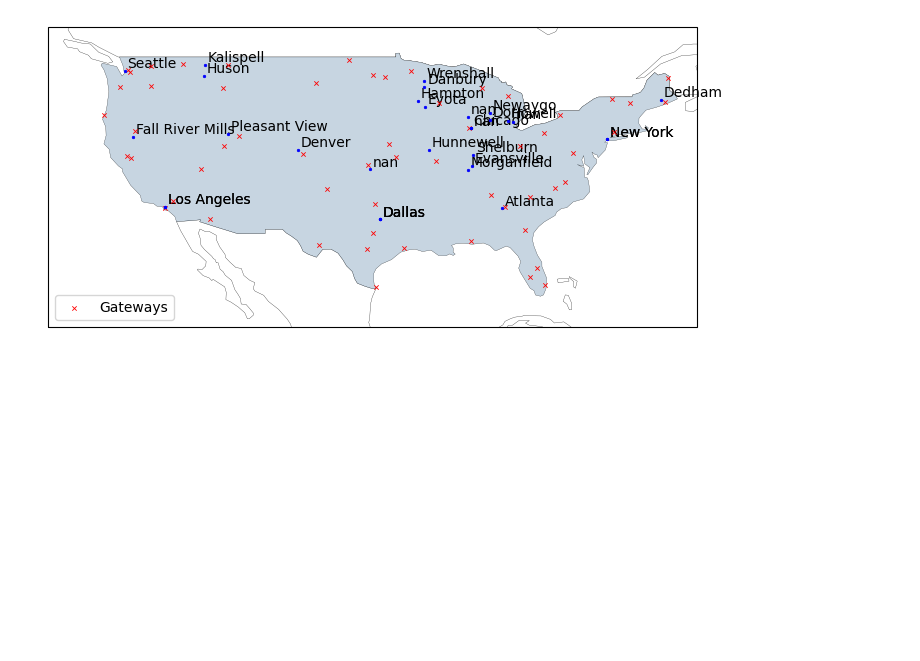
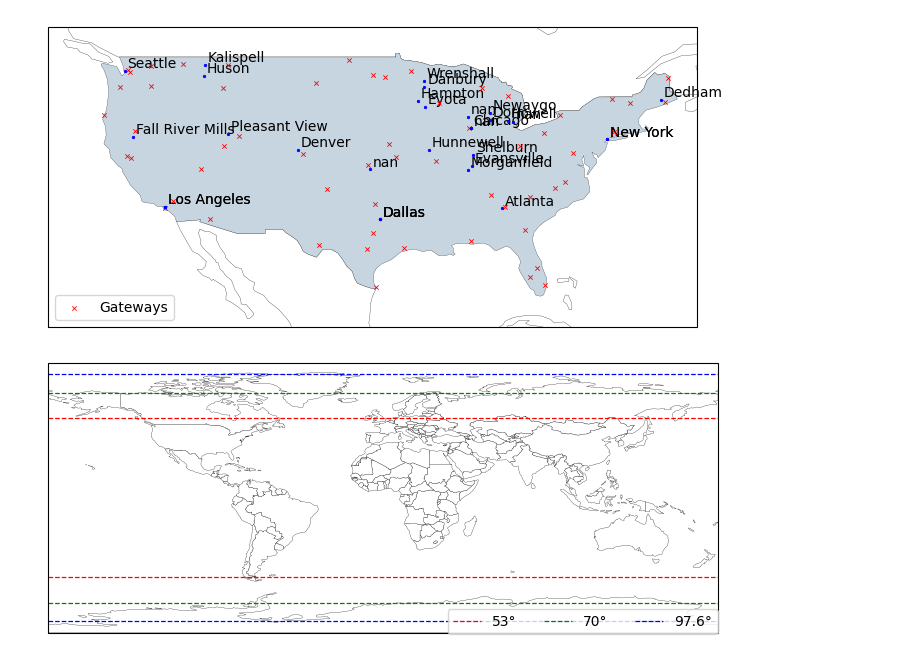
Before and after one commit to Rakagami/datascience_satellites_and_me, a Jupyter notebook: maps.ipynb, the cells around one changed output. Saved outputs shown, nothing was run; the diff lists cells and outputs as text; code cells hidden in the pictures; blank space fills up the shorter version.

```diff
--- a/maps.ipynb
+++ b/maps.ipynb
@@ -342,3 +331,39 @@ plt.savefig("figures/starlink_gws_US.pdf", pad_inches=0, bbox_inches='tight')
 plt.show()
 # %% [output]
 [figure]
+# %%
+continents = ["AF", "AS", "EU", "NA", "OC", "SA"]
+cols = ["#c1d5e2", "#ce9c7f", "#7598b6", "#6a7465", "#914c09", "#663979", "#fbe17b"]
+
+world = geopandas.read_file(geopandas.datasets.get_path('naturalearth_lowres'))
+#world = world[(world.name!="Antarctica")]
+
+fig, ax = plt.subplots(figsize=(7, 3), subplot_kw={'projection': ccrs.PlateCarree()})
+
+world.plot(facecolor = "white", edgecolor="black", ax=ax, linewidth=0.2)
+
+ax.set_extent([-180, 180, -90, 90], ccrs.PlateCarree())
+ax.get_xaxis().set_ticks([])
+ax.get_yaxis().set_ticks([])
+
+def plot_extent(inclination, color="r", lw=0.9):
+    label = "{}°".format(inclination)
+    if inclination > 90:
+        inclination = 90 - (inclination % 90)
+    plt.plot([-180, 180], [ inclination,  inclination], linewidth=lw, color=color, linestyle="dashed", label=label)
+    plt.plot([-180, 180], [-inclination, -inclination], linewidth=lw, color=color, linestyle="dashed")
+
+plot_extent(53, "r")
+plot_extent(70, "g")
+plot_extent(97.6, "b")
+
+#plt.legend(loc = "lower left")
+plt.legend(loc='lower right', bbox_to_anchor=(1.01, -0.03),
+          ncol=3, fancybox=True, shadow=False)
+
+plt.axis('tight')
+plt.tight_layout()
+#plt.savefig("figures/starlink_gws.pdf", pad_inches=0)
+plt.show()
+# %% [output]
+[figure, added]
```
Also changed, not shown: parts of 1 cell of this notebook, 15 other files.
